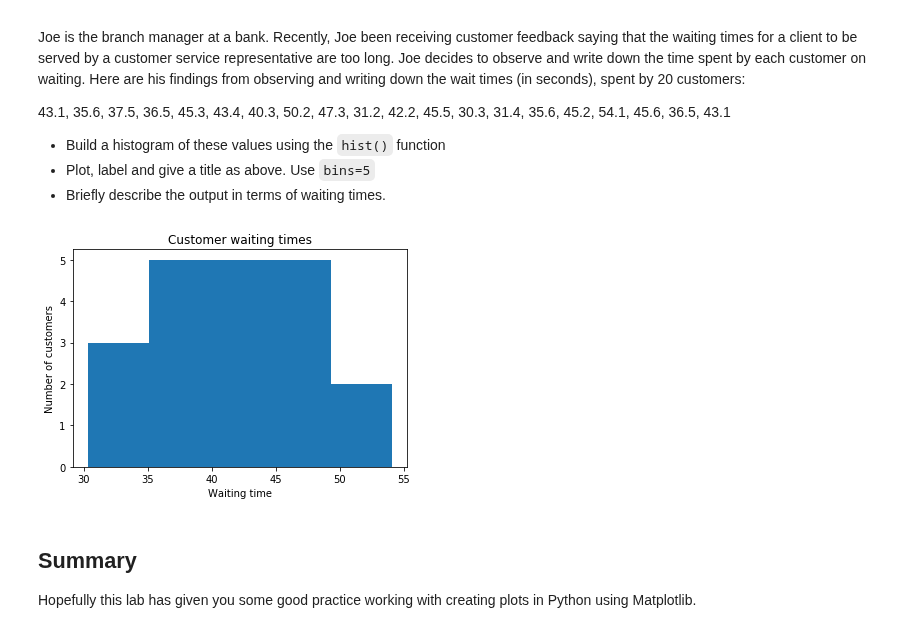
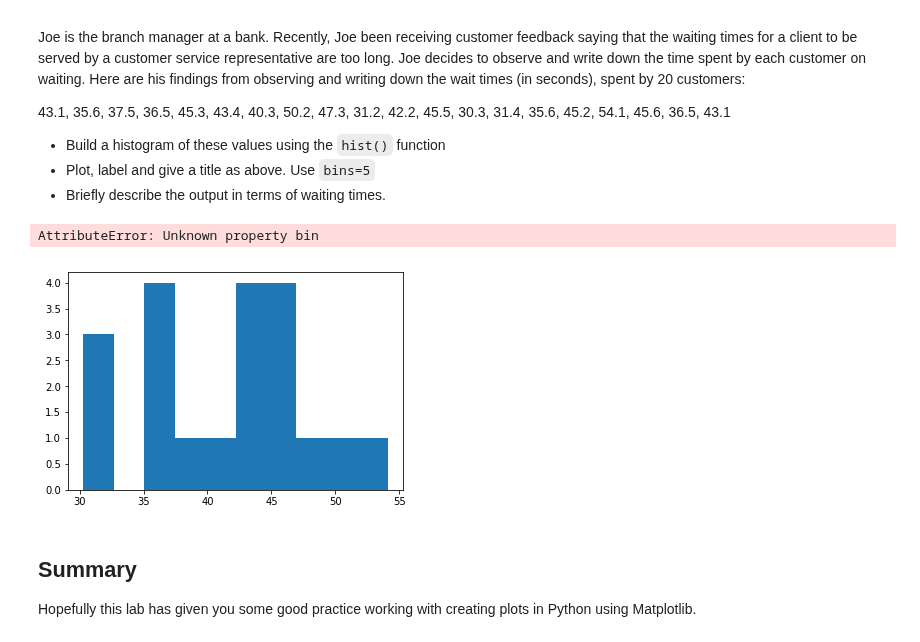
Before and after one commit to keita-dc/dsc-data-viz-lab-dc-ds-060319, a Jupyter notebook: index.ipynb, the cells around one changed output. Saved outputs shown, nothing was run; the diff lists cells and outputs as text; code cells hidden in the pictures.

```diff
--- a/index.ipynb
+++ b/index.ipynb
@@ -98,12 +98,13 @@ Joe is the branch manager at a bank. Recently, Joe been receiving customer feedb
 # %%
 x = [43.1, 35.6, 37.5, 36.5, 45.3, 43.4, 40.3, 50.2, 47.3, 31.2, 42.2, 45.5, 30.3, 31.4, 35.6, 45.2, 54.1, 45.6, 36.5, 43.1]
 
 #Plot the distogram with hist() function
-plt.hist
+plt.hist(x,bin=5)
 
 # Label, give title and show the plot
 # %% [output]
+AttributeError: Unknown property bin
-[figure, old version]
+[figure, new version]
 # %% [markdown]
 ## Summary
 
```
